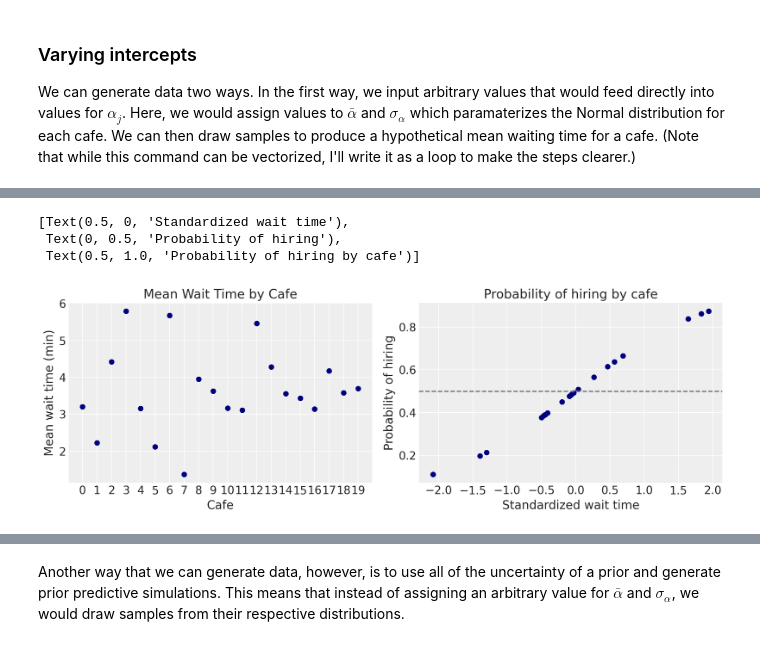
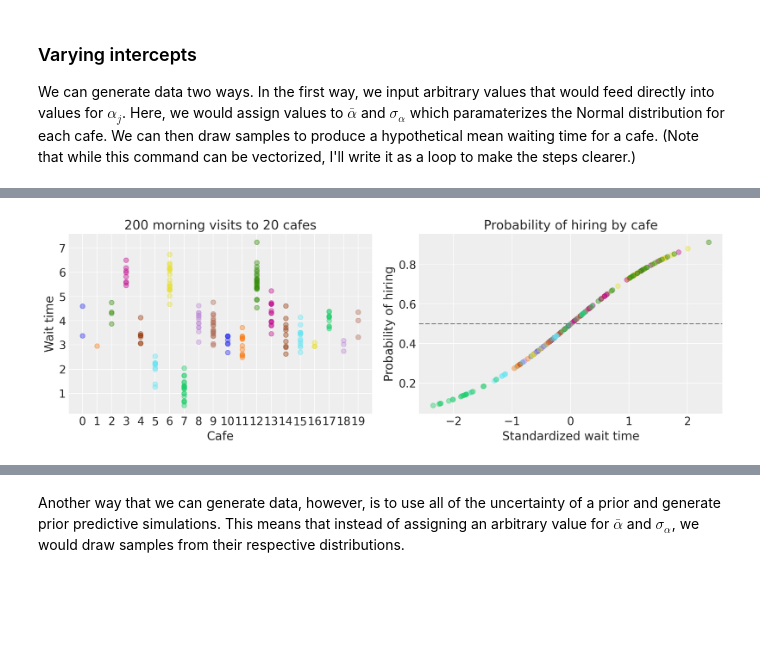
Before and after one commit to benslack19/stats_rethinking, a Jupyter notebook: blog_entries/stats_rethinking_varying_effects_and_LKJcorr_v1.ipynb, the cells around one changed output, grey strips where cells are left out. Saved outputs shown, nothing was run; the diff lists cells and outputs as text; code cells hidden in the pictures; blank space fills up the shorter version.

Commit message:
iteractions, lkjcorr, random seed investigation

```diff
--- a/blog_entries/stats_rethinking_varying_effects_and_LKJcorr_v1.ipynb
+++ b/blog_entries/stats_rethinking_varying_effects_and_LKJcorr_v1.ipynb
@@ -110,0 +104,3 @@ df_cafes
+# %%
+n_visits2cafe = pd.Series(stats.betabinom(n=19, a=3, b=3).rvs(size=150, random_state=3)).value_counts().sort_index()
+n_visits2cafe
@@ -110,0 +131,23 @@ df_cafes
+# %%
+sigma_within = 0.5
+
+cafe_visits = list()
+wait_obs = list()
+for i in range(N_cafe):
+    cafe_visit = [i] * n_visits2cafe[i]
+    cafe_visits += cafe_visit
+    a4cafe = stats.norm.rvs(loc=a_cafes[i], scale=sigma_within, size=n_visits2cafe[i])
+    wait_obs += list(a4cafe)
+
+wait_time_std = standardize(wait_obs)
+prob_hire = expit(wait_time_std)
+cafe_hire = prob_hire > 0.5
+
+df_cafes = pd.DataFrame(
+    {"cafe":cafe_visits,
+     "wait":wait_obs,
+     "wait_time_std":wait_time_std,
+     "prob_hire":prob_hire,
+     "cafe_hire":cafe_hire})
+
+df_cafes.head(10)
@@ -111,18 +167,19 @@ df_cafes
 # %%
 f, (ax0, ax1) = plt.subplots(1, 2, figsize=(12,4))
-ax0.scatter(range(len(df_cafes)), df_cafes['wait_time_raw'], color='navy')
-ax0.set(xlabel='Cafe', ylabel='Mean wait time (min)', title='Mean Wait Time by Cafe')
-ax0.set_xticks(range(len(df_cafes)))
-ax0.set_xticklabels(df_cafes.index)
+# plot a different color for each cafe
+for cafe in range(N_cafe):
+    df_cafe = df_cafes[df_cafes['cafe'] == cafe].copy()
+    ax0.scatter(df_cafe['cafe'], df_cafe['wait'], alpha=0.4)
+    ax1.scatter(df_cafe['wait_time_std'], df_cafe['prob_hire'], alpha=0.4)
 
-ax1.scatter( df_cafes['wait_time_std'], df_cafes['prob_hire'], color='navy')
+ax0.set(xlabel='Cafe', ylabel='Wait time', title='200 morning visits to 20 cafes')
+ax0.set_xticks(range(N_cafe))
+ax0.set_xticklabels(range(N_cafe));
+
 ax1.axhline(0.5, color='gray', linestyle='--')
-ax1.set(xlabel='Standardized wait time', ylabel='Probability of hiring', title='Probability of hiring by cafe')
+ax1.set(xlabel='Standardized wait time', ylabel='Probability of hiring', title='Probability of hiring by cafe');
 # %% [output]
-[Text(0.5, 0, 'Standardized wait time'),
- Text(0, 0.5, 'Probability of hiring'),
- Text(0.5, 1.0, 'Probability of hiring by cafe')]
-[figure, old version]
+[figure, new version]
 [interactive output not drawn]
 # %% [markdown]
 Another way that we can generate data, however, is to use all of the uncertainty of a prior and generate prior predictive simulations. This means that instead of assigning an arbitrary value for $\bar{\alpha}$ and $\sigma_{\alpha}$, we would draw samples from their respective distributions.
```
Also changed, not shown: parts of 19 cells of this notebook, 9 other files.
